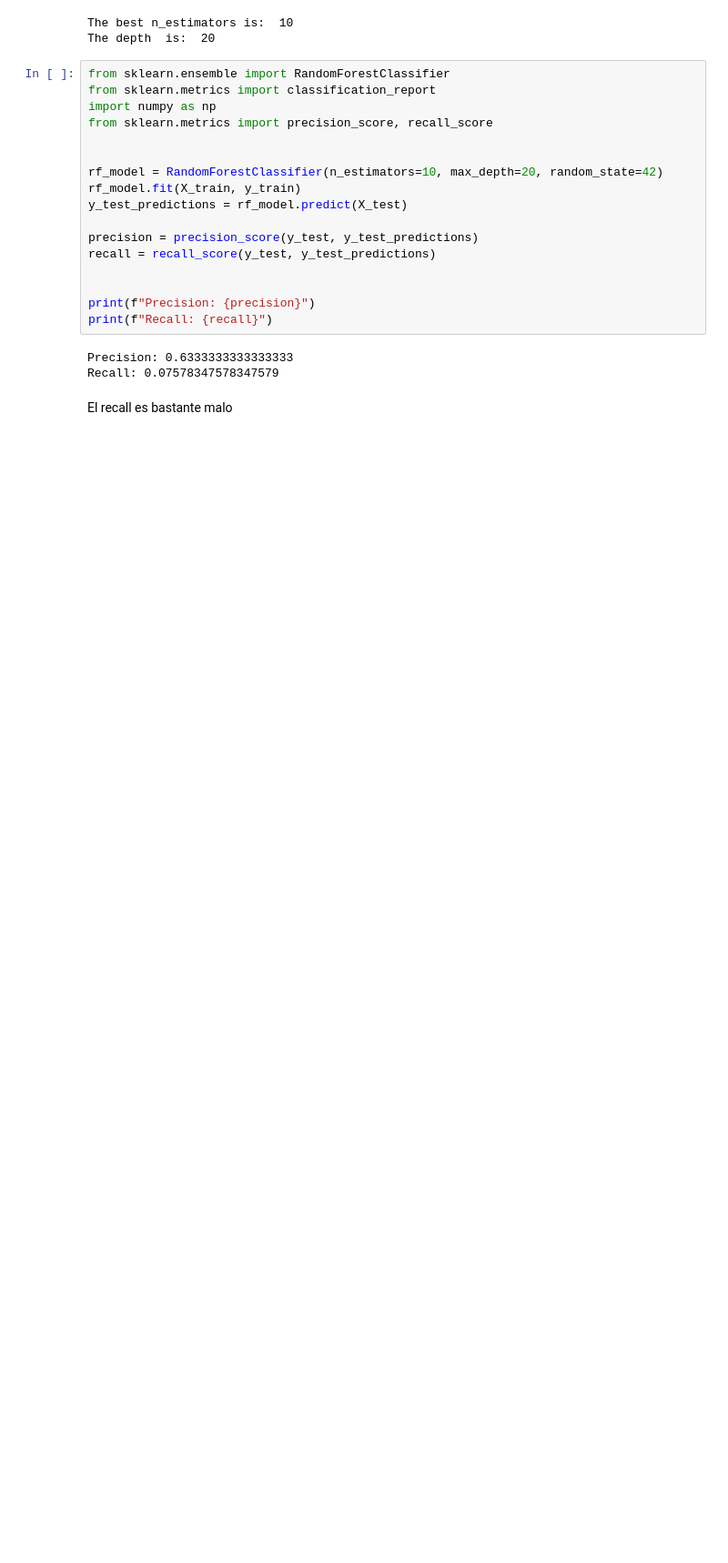
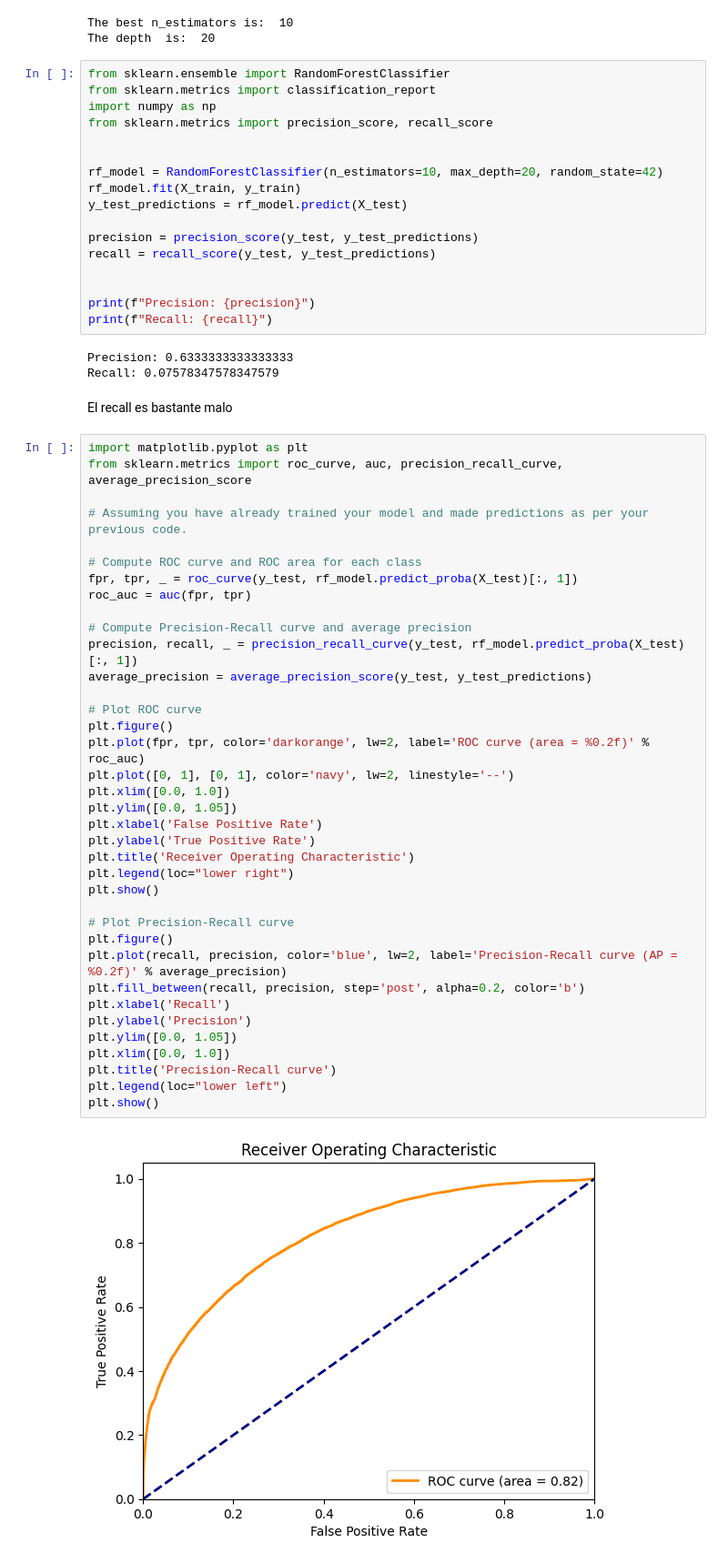
Before and after one commit to adrianibeas/zrive-ds, a Jupyter notebook: src/module_3/frame_analysis.ipynb, the cells around one changed output. Shown: that part at 91% size. Saved outputs shown, nothing was run; the diff lists cells and outputs as text; blank space fills up the shorter version.

```diff
--- a/src/module_3/frame_analysis.ipynb
+++ b/src/module_3/frame_analysis.ipynb
@@ -492,3 +561,42 @@ Precision: 0.6333333333333333
 Recall: 0.07578347578347579
 # %% [markdown]
 El recall es bastante malo
+# %%
+import matplotlib.pyplot as plt
+from sklearn.metrics import roc_curve, auc, precision_recall_curve, average_precision_score
+
+# Assuming you have already trained your model and made predictions as per your previous code.
+
+# Compute ROC curve and ROC area for each class
+fpr, tpr, _ = roc_curve(y_test, rf_model.predict_proba(X_test)[:, 1])
+roc_auc = auc(fpr, tpr)
+
+# Compute Precision-Recall curve and average precision
+precision, recall, _ = precision_recall_curve(y_test, rf_model.predict_proba(X_test)[:, 1])
+average_precision = average_precision_score(y_test, y_test_predictions)
+
+# Plot ROC curve
+plt.figure()
+plt.plot(fpr, tpr, color='darkorange', lw=2, label='ROC curve (area = %0.2f)' % roc_auc)
+plt.plot([0, 1], [0, 1], color='navy', lw=2, linestyle='--')
+plt.xlim([0.0, 1.0])
+plt.ylim([0.0, 1.05])
+plt.xlabel('False Positive Rate')
+plt.ylabel('True Positive Rate')
+plt.title('Receiver Operating Characteristic')
+plt.legend(loc="lower right")
+plt.show()
+
+# Plot Precision-Recall curve
+plt.figure()
+plt.plot(recall, precision, color='blue', lw=2, label='Precision-Recall curve (AP = %0.2f)' % average_precision)
+plt.fill_between(recall, precision, step='post', alpha=0.2, color='b')
+plt.xlabel('Recall')
+plt.ylabel('Precision')
+plt.ylim([0.0, 1.05])
+plt.xlim([0.0, 1.0])
+plt.title('Precision-Recall curve')
+plt.legend(loc="lower left")
+plt.show()
+# %% [output]
+[figure, added]
```
Also changed, not shown: parts of 14 cells of this notebook.
